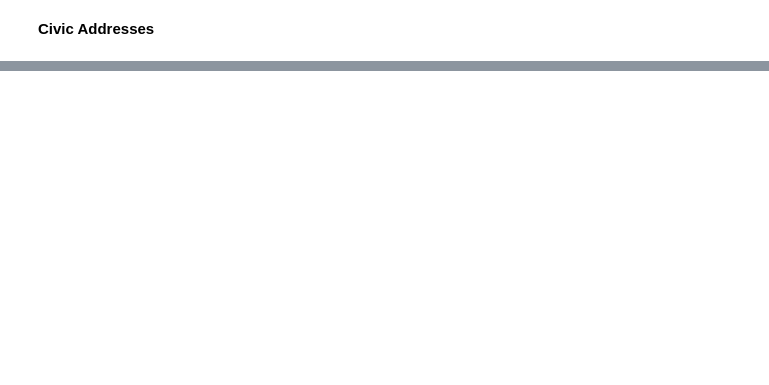
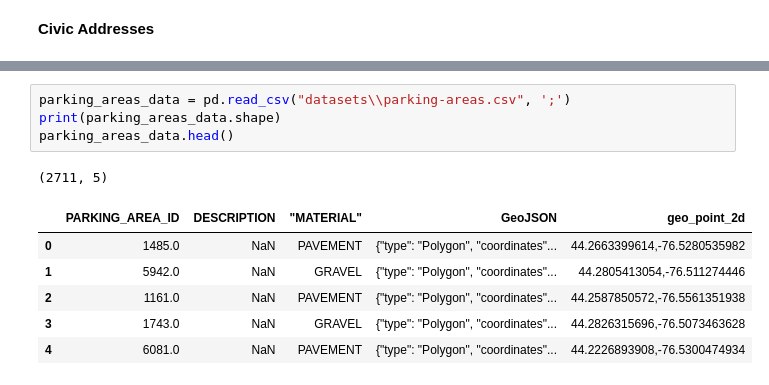
Before and after one commit to gavinmcclelland/CISC451, a Jupyter notebook: ExploringNullValues.ipynb, the cells around one changed output, grey strips where cells are left out. Drawn from its saved outputs; the diff is of its cells as text; blank space fills up the shorter version.

```diff
--- a/ExploringNullValues.ipynb
+++ b/ExploringNullValues.ipynb
@@ -126,0 +142,12 @@ msno.heatmap(address_data)
+# %%
+parking_areas_data = pd.read_csv("datasets\\parking-areas.csv", ';')
+print(parking_areas_data.shape)
+parking_areas_data.head()
+# %% [output]
+(2711, 5)
+|  | PARKING_AREA_ID | DESCRIPTION | ﻿"MATERIAL" | GeoJSON | geo_point_2d |
+| 0 | 1485.0 | NaN | PAVEMENT | {"type": "Polygon", "coordinates"... | 44.2663399614,-76.5280535982 |
+| 1 | 5942.0 | NaN | GRAVEL | {"type": "Polygon", "coordinates"... | 44.2805413054,-76.511274446 |
+| 2 | 1161.0 | NaN | PAVEMENT | {"type": "Polygon", "coordinates"... | 44.2587850572,-76.5561351938 |
+| 3 | 1743.0 | NaN | GRAVEL | {"type": "Polygon", "coordinates"... | 44.2826315696,-76.5073463628 |
+| 4 | 6081.0 | NaN | PAVEMENT | {"type": "Polygon", "coordinates"... | 44.2226893908,-76.5300474934 |
```
Also changed, not shown: parts of 20 cells of this notebook.
